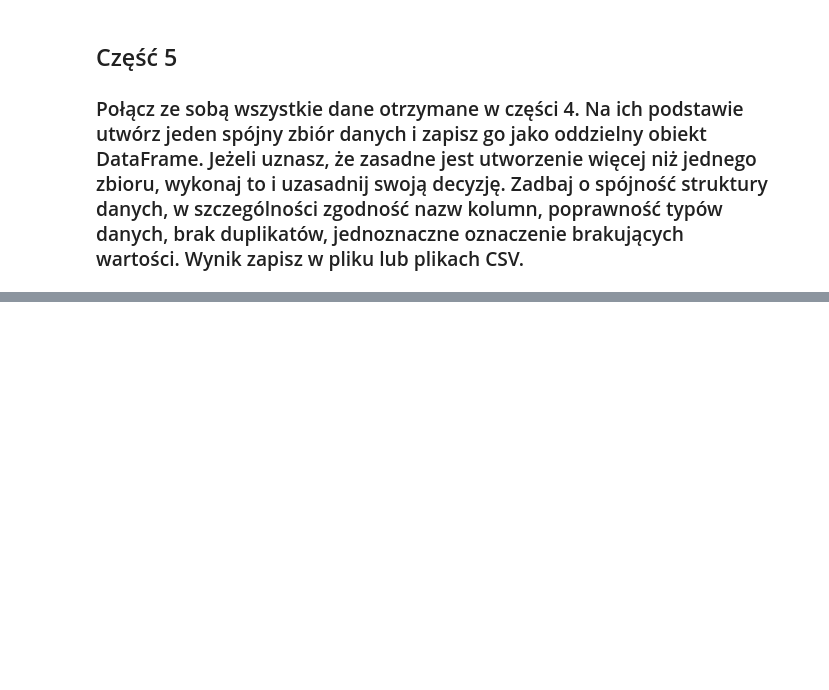
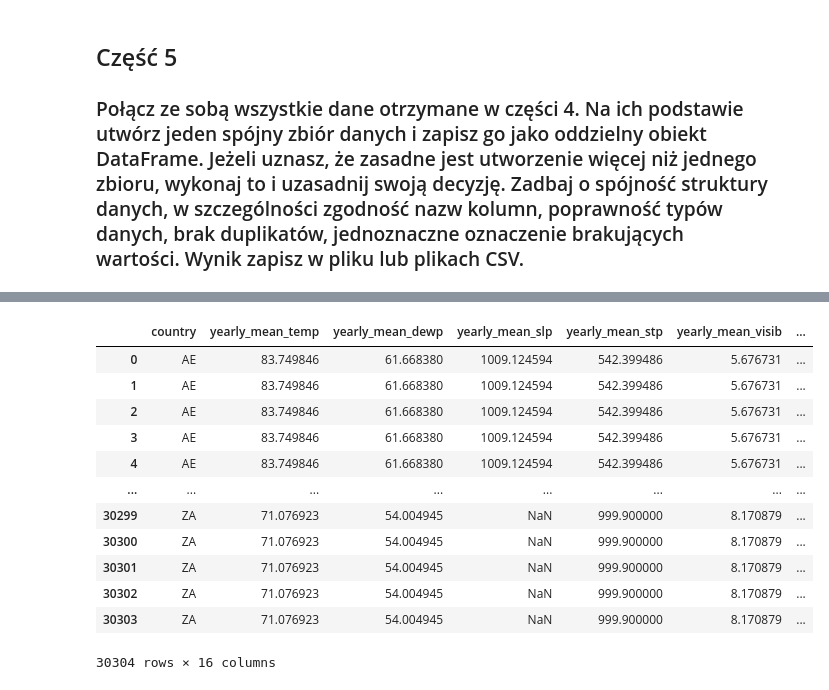
Before and after one commit to Matio004/PodstawyPrzetwarzaniaDuzychZbiorowDanych, a Jupyter notebook: zad1.ipynb, the cells around one changed output, grey strips where cells are left out. Saved outputs shown, nothing was run; the diff lists cells and outputs as text; code cells hidden in the pictures; blank space fills up the shorter version.

Commit message:
fixing task 6, added agregation per year

```diff
--- a/zad1.ipynb
+++ b/zad1.ipynb
@@ -358,3 +360,3 @@ Value – wartość
 # %%
-faostat = pd.read_csv('data/FAOSTAT_data_en_3-17-2026.csv').drop(columns=['Domain Code', 'Domain', 'Note'])
-faostat
+faostat = pd.read_csv('data/FAOSTAT_data_en_3-17-2026.csv').drop(columns=['Domain Code', 'Domain', 'Note','Element Code','Item Code (CPC)','Year Code'])
+faostat.columns = ['area_code','area_name','element','item','year','unit','value','flag','flag_description']
@@ -380,0 +363,33 @@ pd.read_csv('data/extreme_weather.csv').merge(faostat, 'inner', left_on='country
+# %%
+weather= pd.read_csv('data/daily_weather.csv')
+weather['date'] = pd.to_datetime(weather['date'])
+weather['year'] = weather['date'].dt.year
+year_weather = weather.groupby(['country', 'year']).agg(
+    {
+        'temp' : 'mean',
+        'dewp' : 'mean',
+        'slp' : 'mean',
+        'stp' : 'mean',
+        'visib' : 'mean',
+        'wdsp' : 'mean',
+        'prcp' : 'sum',
+        'sndp': 'sum',
+    }).reset_index()
+year_weather.columns = ['country','year','yearly_mean_temp','yearly_mean_dewp','yearly_mean_slp','yearly_mean_stp','yearly_mean_visib','yearly_mean_wdsp','yearly_sum_prcp','yearly_sum_sndp']
+merged_data = year_weather.merge(faostat, how='inner', left_on=['country','year'], right_on=['area_code','year']).drop(columns=['area_code','year'])
+merged_data.to_csv('data/weather_faostat_annual.csv', index=False)
+merged_data
+# %% [output]
+|  | country | yearly_mean_temp | yearly_mean_dewp | yearly_mean_slp | yearly_mean_stp | yearly_mean_visib | ... |
+| 0 | AE | 83.749846 | 61.668380 | 1009.124594 | 542.399486 | 5.676731 | ... |
+| 1 | AE | 83.749846 | 61.668380 | 1009.124594 | 542.399486 | 5.676731 | ... |
+| 2 | AE | 83.749846 | 61.668380 | 1009.124594 | 542.399486 | 5.676731 | ... |
+| 3 | AE | 83.749846 | 61.668380 | 1009.124594 | 542.399486 | 5.676731 | ... |
+| 4 | AE | 83.749846 | 61.668380 | 1009.124594 | 542.399486 | 5.676731 | ... |
+| ... | ... | ... | ... | ... | ... | ... | ... |
+| 30299 | ZA | 71.076923 | 54.004945 | NaN | 999.900000 | 8.170879 | ... |
+| 30300 | ZA | 71.076923 | 54.004945 | NaN | 999.900000 | 8.170879 | ... |
+| 30301 | ZA | 71.076923 | 54.004945 | NaN | 999.900000 | 8.170879 | ... |
+| 30302 | ZA | 71.076923 | 54.004945 | NaN | 999.900000 | 8.170879 | ... |
+| 30303 | ZA | 71.076923 | 54.004945 | NaN | 999.900000 | 8.170879 | ... |
+30304 rows × 16 columns
```
Also changed, not shown: parts of 9 cells of this notebook.
